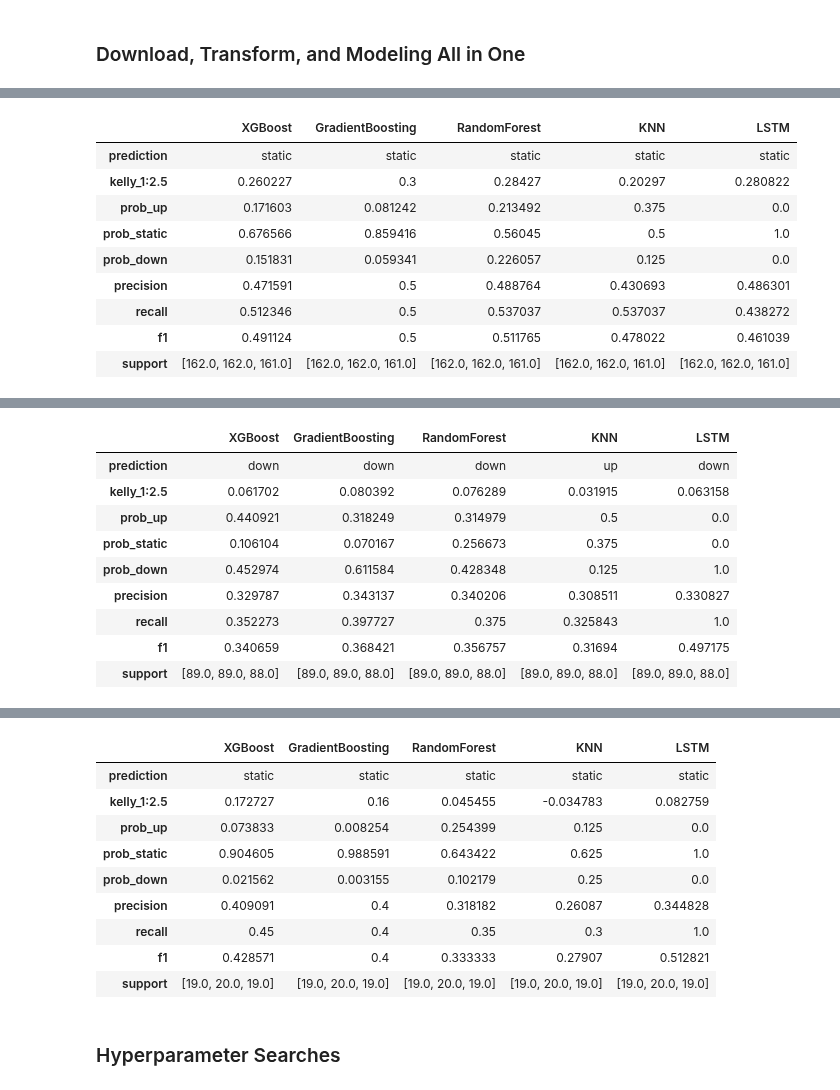
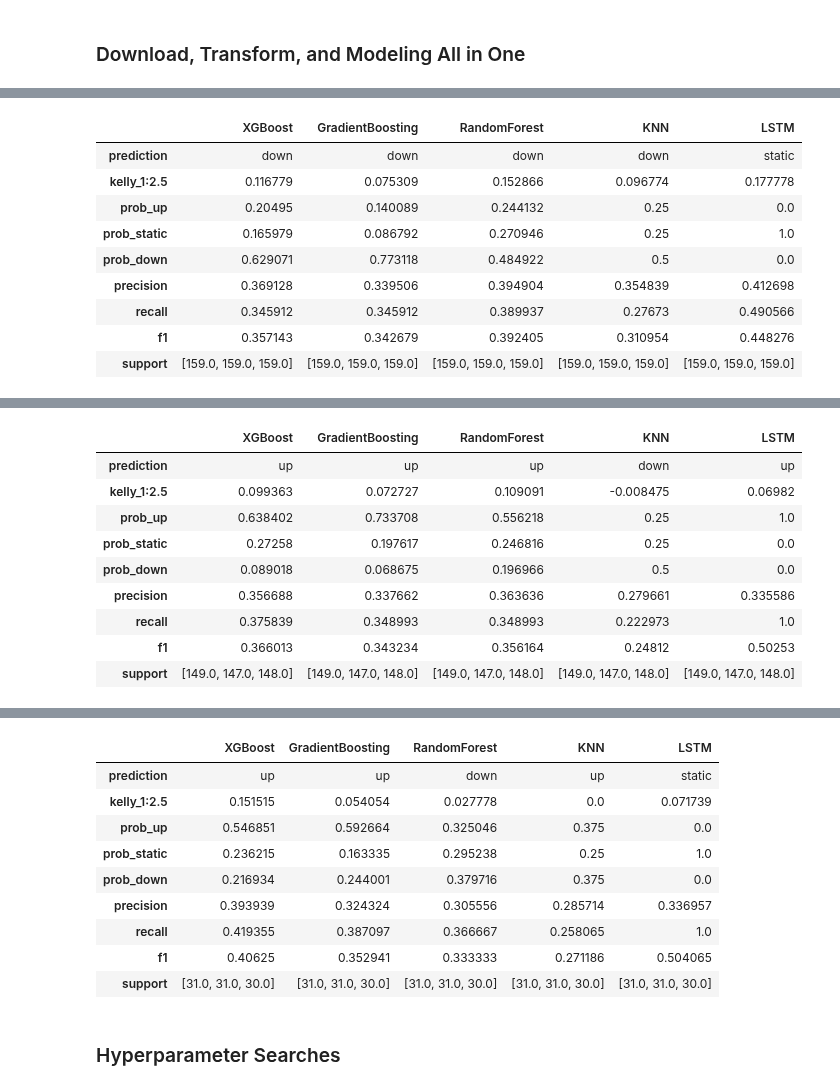
Before and after one commit to yuchild/stock_production, a Jupyter notebook: stock_next_time_frame_predictor.ipynb, the cells around one changed output, grey strips where cells are left out. Saved outputs shown, nothing was run; the diff lists cells and outputs as text; code cells hidden in the pictures.

```diff
--- a/stock_next_time_frame_predictor.ipynb
+++ b/stock_next_time_frame_predictor.ipynb
@@ -79,5 +79,5 @@ from src import modules as f # f is for function
 # %% [markdown]
 ### Download, Transform, and Modeling All in One
 # %%
-f.predictions('nvda')
+f.predictions('oxy')
 # %% [output]
@@ -96,10 +96,10 @@ NVDA 15m Interval Timestamp: 2024-12-26 21:37:33
 |  | XGBoost | GradientBoosting | RandomForest | KNN | LSTM |
-| prediction | static | static | static | static | static |
-| kelly_1:2.5 | 0.260227 | 0.3 | 0.28427 | 0.20297 | 0.280822 |
-| prob_up | 0.171603 | 0.081242 | 0.213492 | 0.375 | 0.0 |
-| prob_static | 0.676566 | 0.859416 | 0.56045 | 0.5 | 1.0 |
-| prob_down | 0.151831 | 0.059341 | 0.226057 | 0.125 | 0.0 |
-| precision | 0.471591 | 0.5 | 0.488764 | 0.430693 | 0.486301 |
-| recall | 0.512346 | 0.5 | 0.537037 | 0.537037 | 0.438272 |
-| f1 | 0.491124 | 0.5 | 0.511765 | 0.478022 | 0.461039 |
-| support | [162.0, 162.0, 161.0] | [162.0, 162.0, 161.0] | [162.0, 162.0, 161.0] | [162.0, 162.0, 161.0] | [162.0, 162.0, 161.0] |
+| prediction | down | down | down | down | static |
+| kelly_1:2.5 | 0.116779 | 0.075309 | 0.152866 | 0.096774 | 0.177778 |
+| prob_up | 0.20495 | 0.140089 | 0.244132 | 0.25 | 0.0 |
+| prob_static | 0.165979 | 0.086792 | 0.270946 | 0.25 | 1.0 |
+| prob_down | 0.629071 | 0.773118 | 0.484922 | 0.5 | 0.0 |
+| precision | 0.369128 | 0.339506 | 0.394904 | 0.354839 | 0.412698 |
+| recall | 0.345912 | 0.345912 | 0.389937 | 0.27673 | 0.490566 |
+| f1 | 0.357143 | 0.342679 | 0.392405 | 0.310954 | 0.448276 |
+| support | [159.0, 159.0, 159.0] | [159.0, 159.0, 159.0] | [159.0, 159.0, 159.0] | [159.0, 159.0, 159.0] | [159.0, 159.0, 159.0] |
@@ -129,10 +129,10 @@ NVDA 1wk Interval Timestamp: 2024-12-26 21:38:59
 |  | XGBoost | GradientBoosting | RandomForest | KNN | LSTM |
-| prediction | down | down | down | up | down |
-| kelly_1:2.5 | 0.061702 | 0.080392 | 0.076289 | 0.031915 | 0.063158 |
-| prob_up | 0.440921 | 0.318249 | 0.314979 | 0.5 | 0.0 |
-| prob_static | 0.106104 | 0.070167 | 0.256673 | 0.375 | 0.0 |
-| prob_down | 0.452974 | 0.611584 | 0.428348 | 0.125 | 1.0 |
-| precision | 0.329787 | 0.343137 | 0.340206 | 0.308511 | 0.330827 |
-| recall | 0.352273 | 0.397727 | 0.375 | 0.325843 | 1.0 |
-| f1 | 0.340659 | 0.368421 | 0.356757 | 0.31694 | 0.497175 |
-| support | [89.0, 89.0, 88.0] | [89.0, 89.0, 88.0] | [89.0, 89.0, 88.0] | [89.0, 89.0, 88.0] | [89.0, 89.0, 88.0] |
+| prediction | up | up | up | down | up |
+| kelly_1:2.5 | 0.099363 | 0.072727 | 0.109091 | -0.008475 | 0.06982 |
+| prob_up | 0.638402 | 0.733708 | 0.556218 | 0.25 | 1.0 |
+| prob_static | 0.27258 | 0.197617 | 0.246816 | 0.25 | 0.0 |
+| prob_down | 0.089018 | 0.068675 | 0.196966 | 0.5 | 0.0 |
+| precision | 0.356688 | 0.337662 | 0.363636 | 0.279661 | 0.335586 |
+| recall | 0.375839 | 0.348993 | 0.348993 | 0.222973 | 1.0 |
+| f1 | 0.366013 | 0.343234 | 0.356164 | 0.24812 | 0.50253 |
+| support | [149.0, 147.0, 148.0] | [149.0, 147.0, 148.0] | [149.0, 147.0, 148.0] | [149.0, 147.0, 148.0] | [149.0, 147.0, 148.0] |
@@ -140,13 +140,13 @@ NVDA 1mo Interval Timestamp: 2024-12-26 21:39:14
 |  | XGBoost | GradientBoosting | RandomForest | KNN | LSTM |
-| prediction | static | static | static | static | static |
-| kelly_1:2.5 | 0.172727 | 0.16 | 0.045455 | -0.034783 | 0.082759 |
-| prob_up | 0.073833 | 0.008254 | 0.254399 | 0.125 | 0.0 |
-| prob_static | 0.904605 | 0.988591 | 0.643422 | 0.625 | 1.0 |
-| prob_down | 0.021562 | 0.003155 | 0.102179 | 0.25 | 0.0 |
-| precision | 0.409091 | 0.4 | 0.318182 | 0.26087 | 0.344828 |
-| recall | 0.45 | 0.4 | 0.35 | 0.3 | 1.0 |
-| f1 | 0.428571 | 0.4 | 0.333333 | 0.27907 | 0.512821 |
-| support | [19.0, 20.0, 19.0] | [19.0, 20.0, 19.0] | [19.0, 20.0, 19.0] | [19.0, 20.0, 19.0] | [19.0, 20.0, 19.0] |
+| prediction | up | up | down | up | static |
+| kelly_1:2.5 | 0.151515 | 0.054054 | 0.027778 | 0.0 | 0.071739 |
+| prob_up | 0.546851 | 0.592664 | 0.325046 | 0.375 | 0.0 |
+| prob_static | 0.236215 | 0.163335 | 0.295238 | 0.25 | 1.0 |
+| prob_down | 0.216934 | 0.244001 | 0.379716 | 0.375 | 0.0 |
+| precision | 0.393939 | 0.324324 | 0.305556 | 0.285714 | 0.336957 |
+| recall | 0.419355 | 0.387097 | 0.366667 | 0.258065 | 1.0 |
+| f1 | 0.40625 | 0.352941 | 0.333333 | 0.271186 | 0.504065 |
+| support | [31.0, 31.0, 30.0] | [31.0, 31.0, 30.0] | [31.0, 31.0, 30.0] | [31.0, 31.0, 30.0] | [31.0, 31.0, 30.0] |
 # %%
 symbol='NVDA'
 interval='1d'
```
Also changed, not shown: parts of 1 cell of this notebook, 12 other files.
